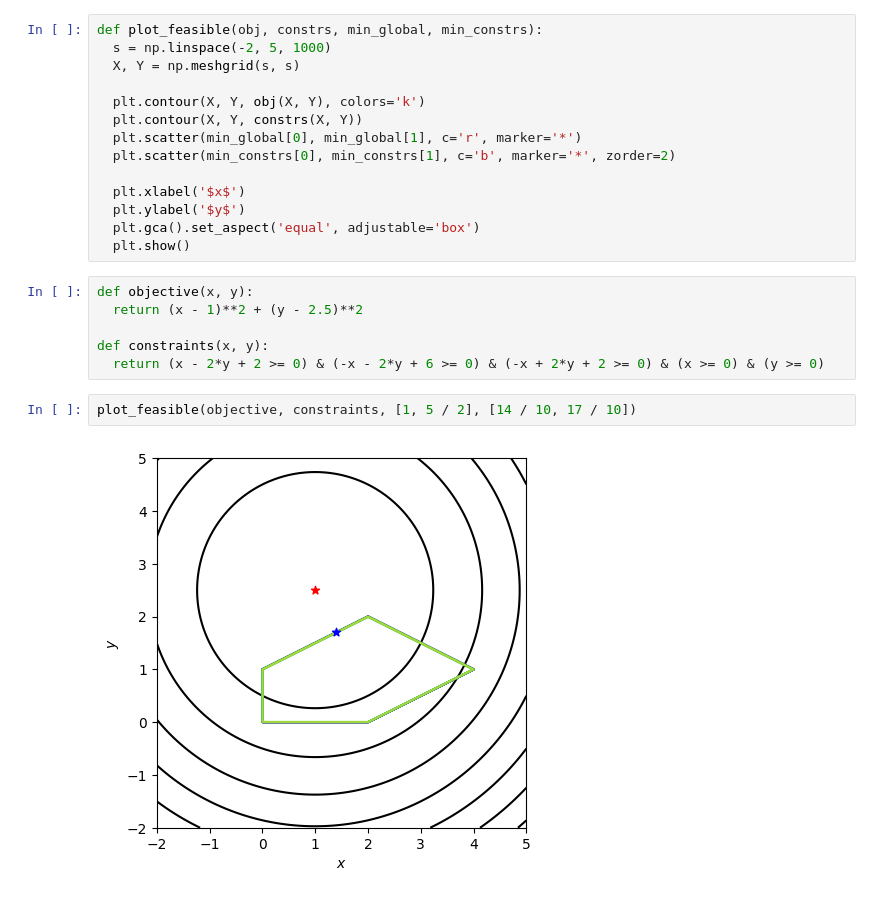
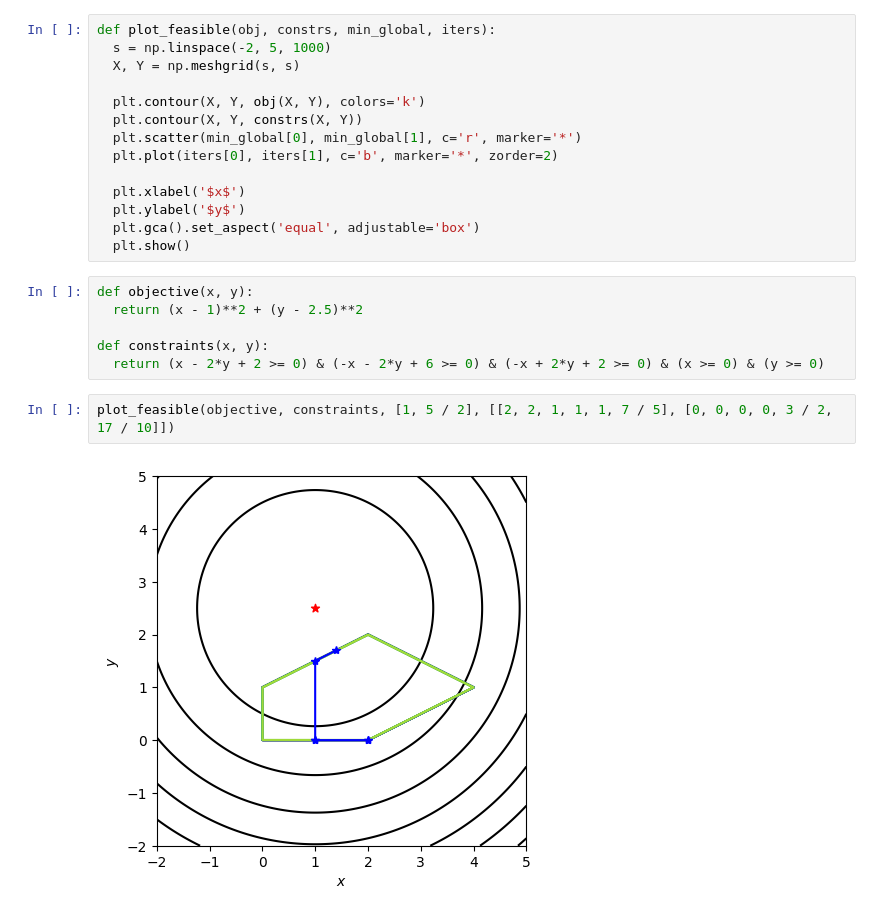
Before and after one commit to elijahkin/amsc660, a Jupyter notebook: hw13/hw13.ipynb, the cells around one changed output. Drawn from its saved outputs; the diff is of its cells as text.

```diff
--- a/hw13/hw13.ipynb
+++ b/hw13/hw13.ipynb
@@ -152,14 +152,14 @@ def stochastic_adam():
 # %% [markdown]
 ### 4. Quadratic Program
 # %%
-def plot_feasible(obj, constrs, min_global, min_constrs):
+def plot_feasible(obj, constrs, min_global, iters):
   s = np.linspace(-2, 5, 1000)
   X, Y = np.meshgrid(s, s)
 
   plt.contour(X, Y, obj(X, Y), colors='k')
   plt.contour(X, Y, constrs(X, Y))
   plt.scatter(min_global[0], min_global[1], c='r', marker='*')
-  plt.scatter(min_constrs[0], min_constrs[1], c='b', marker='*', zorder=2)
+  plt.plot(iters[0], iters[1], c='b', marker='*', zorder=2)
 
   plt.xlabel('$x$')
   plt.ylabel('$y$')
@@ -172,6 +172,6 @@ def objective(x, y):
 def constraints(x, y):
   return (x - 2*y + 2 >= 0) & (-x - 2*y + 6 >= 0) & (-x + 2*y + 2 >= 0) & (x >= 0) & (y >= 0)
 # %%
-plot_feasible(objective, constraints, [1, 5 / 2], [14 / 10, 17 / 10])
+plot_feasible(objective, constraints, [1, 5 / 2], [[2, 2, 1, 1, 1, 7 / 5], [0, 0, 0, 0, 3 / 2, 17 / 10]])
 # %% [output]
-[figure, old version]
+[figure, new version]
```
Also changed, not shown: parts of 1 cell of this notebook, 3 other files.
